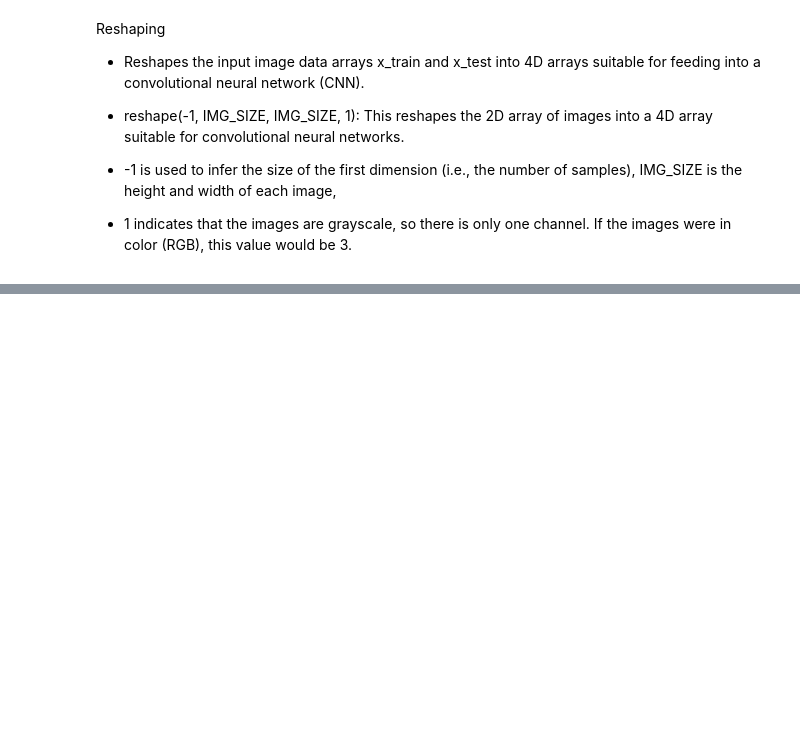
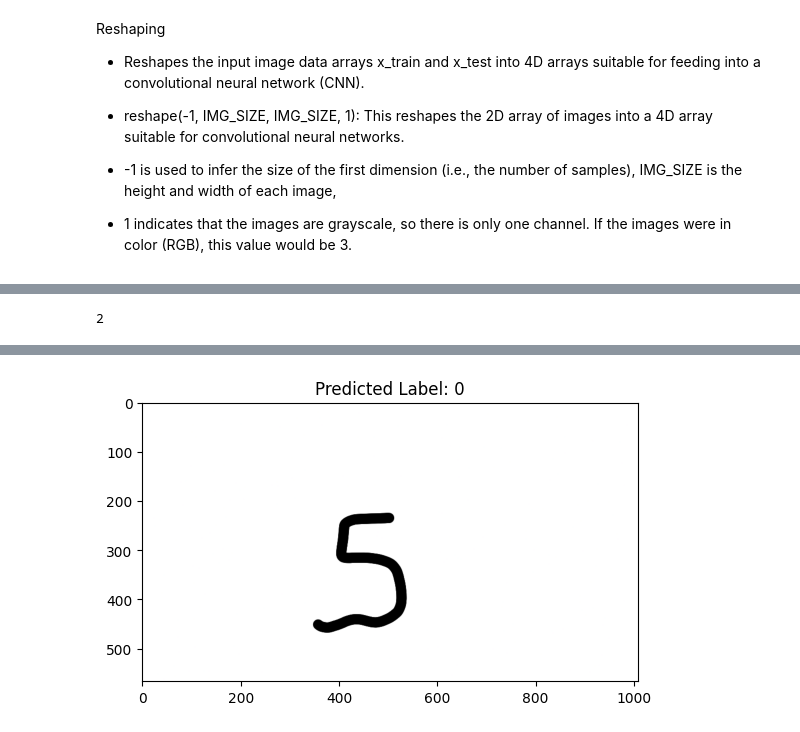
Before and after one commit to mahaba254002/Digit_Recognition, a Jupyter notebook: Mnist.ipynb, the cells around one changed output, grey strips where cells are left out. Drawn from its saved outputs; the diff is of its cells as text; code cells hidden in the pictures; blank space fills up the shorter version.

```diff
--- a/Mnist.ipynb
+++ b/Mnist.ipynb
@@ -90,7 +99,7 @@ model.add(Activation("softmax"))
 model.summary()
 # %%
 model.compile(loss="sparse_categorical_crossentropy",optimizer="adam",metrics=["accuracy"])
-model.fit(x_trainr,y_train,epochs=5,validation_split=0.3)
+model.fit(x_trainr,y_train,epochs=8,validation_split=0.3)
 # %%
 model_path="d:/Programiz/python/Tensorflow/Digit_Recognition/model.h5"
 model.save(model_path)
@@ -103,6 +118,8 @@ prediction=model.predict(x_testr)
 prediction
 # %%
 print(np.argmax(prediction[77]))
+# %% [output]
+2
 # %%
 plt.imshow(x_testr[77])
 # %%
@@ -111,24 +128,20 @@ import numpy as np
 import tensorflow as tf
 import matplotlib.pyplot as plt
 
-#load model
-model = tf.keras.models.load_model(model_path)
+def test_user_images(images):
+  model_path = "d:/Programiz/python/Tensorflow/Digit_Recognition/model.h5"
+  model = tf.keras.models.load_model(model_path)
 
-# Load the image
-two = cv2.imread("6.png")
-two_gray = cv2.cvtColor(two, cv2.COLOR_BGR2GRAY)
+  image_gray = cv2.cvtColor(images, cv2.COLOR_BGR2GRAY)
 
-# Preprocess the image
-resize = cv2.resize(two_gray, (28, 28), interpolation=cv2.INTER_AREA)
-two_scaling = tf.keras.utils.normalize(resize, axis=1)
-two_cov = np.array(two_scaling).reshape(-1,28, 28, 1)
+  resize = cv2.resize(image_gray, (28, 28), interpolation=cv2.INTER_AREA)
+  image_scaling = resize / 255.0
+  image_cov = np.array(image_scaling).reshape(-1, 28, 28, 1)
 
-# Predict the number
-pre = model.predict(two_cov)
-pre_label = np.argmax(pre)
-print(pre_label)
+  prediction = model.predict(image_cov)
+  pred_label = np.argmax(prediction)
+  print(pred_label)
 
-# Display the result
-plt.imshow(two)
-plt.title(f"Predicted Label: {pre_label}")
-plt.show()
+  plt.imshow(images)
+  plt.title(f"Predicted Label: {pred_label}")
+  plt.show()
@@ -137,0 +148,4 @@ print(os.getcwd())
+# %%
+image= cv2.imread("D:/Programiz/python/Tensorflow/Digit_Recognition/5.png")
+test_user_images(image)
+# %% [output]
@@ -137,0 +155 @@ print(os.getcwd())
+[figure, added]
```
Also changed, not shown: parts of 10 cells of this notebook, 14 other files.
